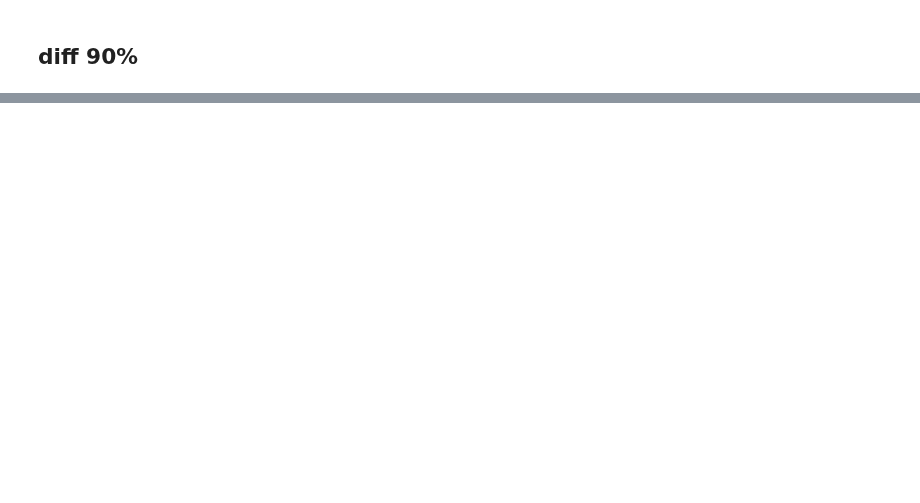
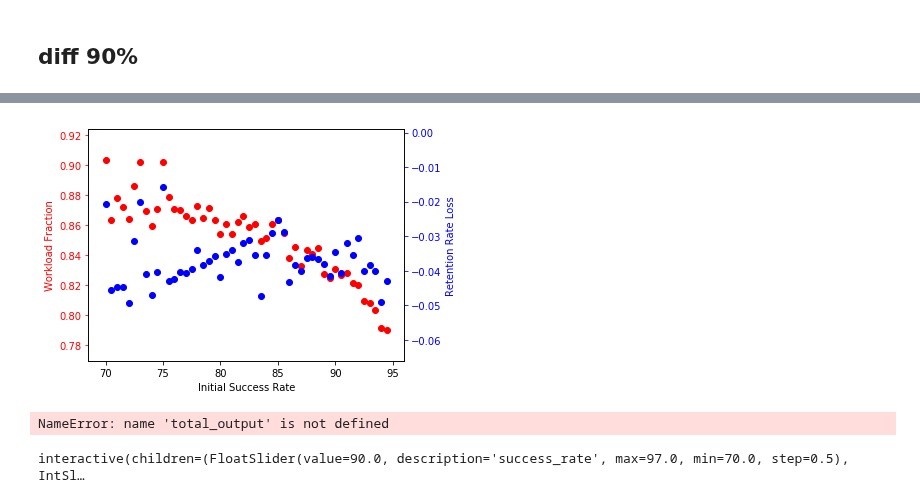
Before and after one commit to brumar/SRS-Simulations, a Jupyter notebook: after_expo.ipynb, the cells around one changed output, grey strips where cells are left out. Drawn from its saved outputs; the diff is of its cells as text; code cells hidden in the pictures; blank space fills up the shorter version.

```diff
--- a/after_expo.ipynb
+++ b/after_expo.ipynb
@@ -322,0 +355,16 @@ SimulationResult(pbt=-0.20732823924987576, r_rate=-0.05931572103674332, w_load=0
+# %%
+fig, ax1 = plt.subplots()
+ax1.scatter(difs, c_wlds, color="red")
+ax1.set_xlabel('Initial Success Rate')
+ax1.set_ylabel('Workload Fraction', color='red')
+ax1.tick_params('y', colors='red')
+
+ax2 = ax1.twinx()
+ax2.scatter(difs, c_rets, color="blue")
+ax2.set_ylabel('Retention Rate Loss', color='blue')
+ax2.tick_params('y', colors='blue')
+
+fig.tight_layout()
+plt.show()
+# %% [output]
+[figure, added]
@@ -322,0 +374,4 @@ SimulationResult(pbt=-0.20732823924987576, r_rate=-0.05931572103674332, w_load=0
+# %%
+analysis(total_output, cost_new_card)
+# %% [output]
+NameError: name 'total_output' is not defined
@@ -322,0 +384,7 @@ SimulationResult(pbt=-0.20732823924987576, r_rate=-0.05931572103674332, w_load=0
+# %%
+interact(f, success_rate=widgets.FloatSlider(min=70,max=97,step=0.5,value=90),
+         cost_card=widgets.IntSlider(min=0,max=15,step=1,value=5),
+         new_factor=widgets.FloatSlider(min=2,max=20,step=0.1,value=4)
+        );
+# %% [output]
+interactive(children=(FloatSlider(value=90.0, description='success_rate', max=97.0, min=70.0, step=0.5), IntSl…
```
Also changed, not shown: parts of 45 cells of this notebook, 2 other files.
